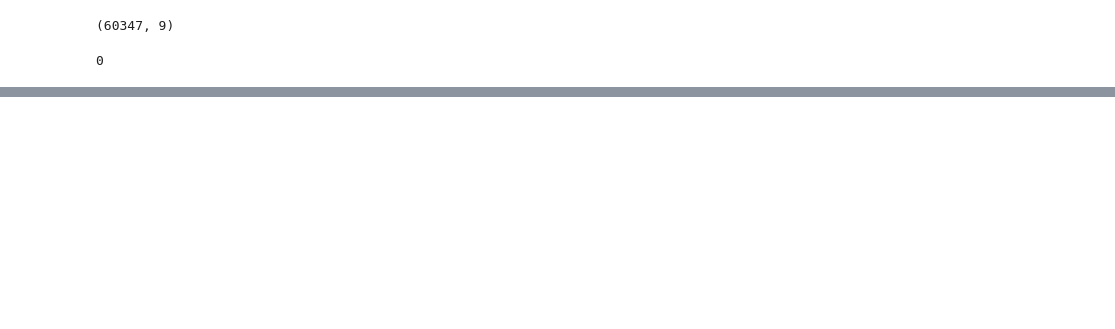
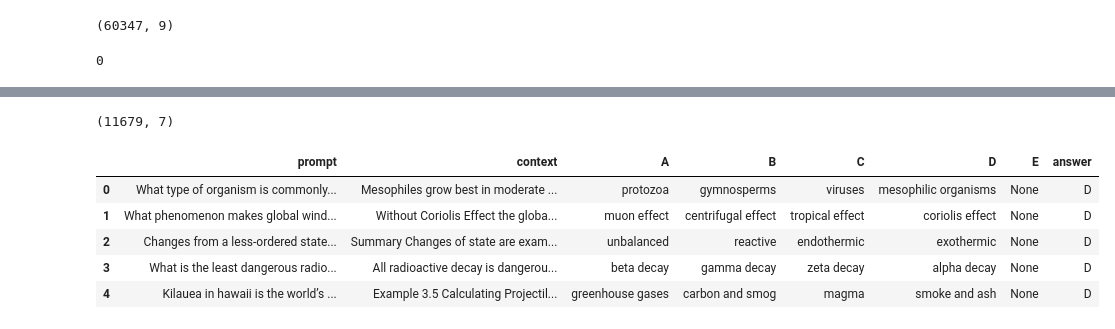
Before and after one commit to Lizhecheng02/Kaggle-LLM_Science_Exam, a Jupyter notebook: fillna.ipynb, the cells around one changed output, grey strips where cells are left out. Saved outputs shown, nothing was run; the diff lists cells and outputs as text; code cells hidden in the pictures; blank space fills up the shorter version.

```diff
--- a/fillna.ipynb
+++ b/fillna.ipynb
@@ -34,0 +45,3 @@ train.to_parquet("./clean_dataset/fillna_clean_60k.parquet")
+# %%
+sciencemcq.drop("embedding", axis=1, inplace=True)
+sciencemcq.head()
@@ -34,0 +95,14 @@ train.to_parquet("./clean_dataset/fillna_clean_60k.parquet")
+# %%
+sciencemcq.shape
+# %% [output]
+(11679, 7)
+# %%
+sciencemcq.insert(6, "E", None)
+sciencemcq.head()
+# %% [output]
+|  | prompt | context | A | B | C | D | E | answer |
+| 0 | What type of organism is commonly... | Mesophiles grow best in moderate ... | protozoa | gymnosperms | viruses | mesophilic organisms | None | D |
+| 1 | What phenomenon makes global wind... | Without Coriolis Effect the globa... | muon effect | centrifugal effect | tropical effect | coriolis effect | None | D |
+| 2 | Changes from a less-ordered state... | Summary Changes of state are exam... | unbalanced | reactive | endothermic | exothermic | None | D |
+| 3 | What is the least dangerous radio... | All radioactive decay is dangerou... | beta decay | gamma decay | zeta decay | alpha decay | None | D |
+| 4 | Kilauea in hawaii is the world’s ... | Example 3.5 Calculating Projectil... | greenhouse gases | carbon and smog | magma | smoke and ash | None | D |
```
Also changed, not shown: parts of 12 cells of this notebook, 3 other files.
